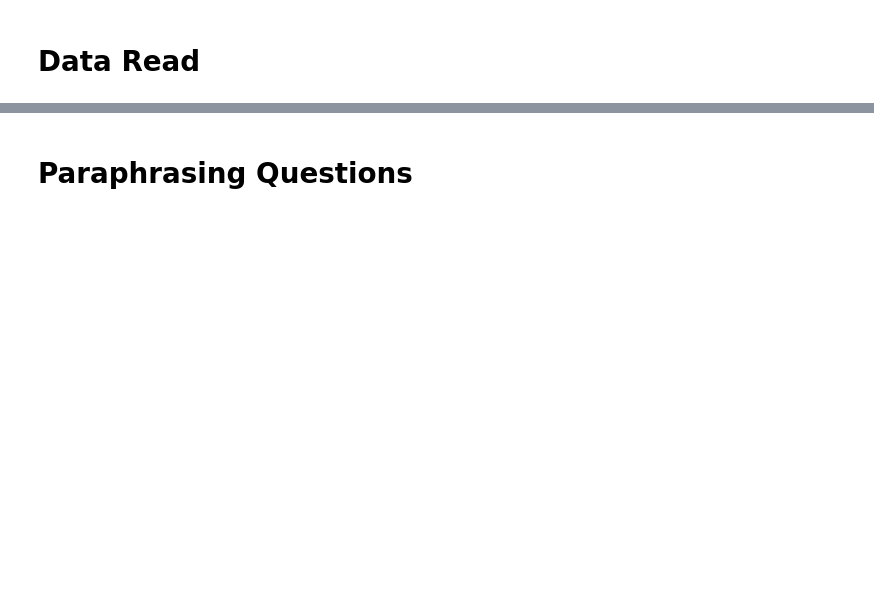
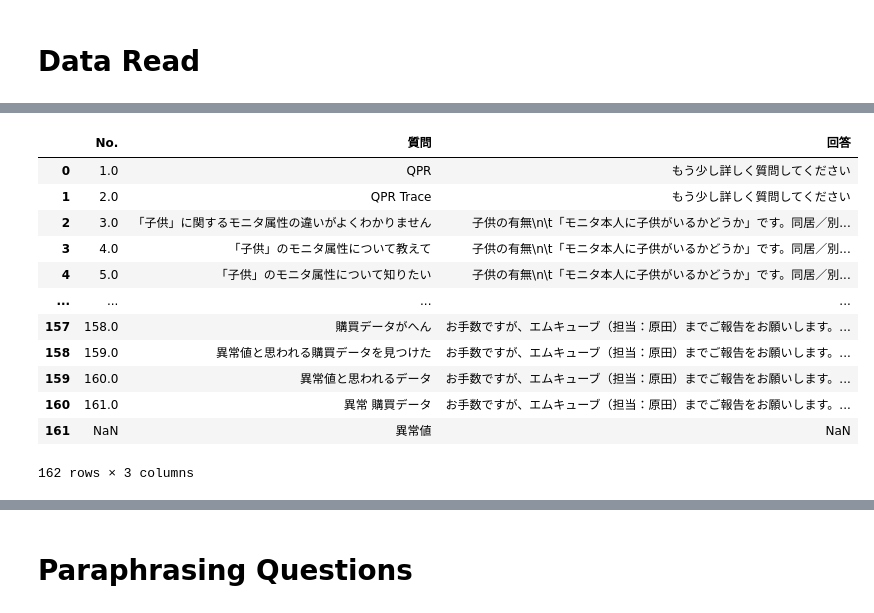
Before and after one commit to takky0330/NLP, a Jupyter notebook: Wording_for_ChatBot_(QPR_trace).ipynb, the cells around one changed output, grey strips where cells are left out. Saved outputs shown, nothing was run; the diff lists cells and outputs as text; code cells hidden in the pictures; blank space fills up the shorter version.

Commit message:
Colaboratory を使用して作成しました

```diff
--- a/Wording_for_ChatBot_(QPR_trace).ipynb
+++ b/Wording_for_ChatBot_(QPR_trace).ipynb
@@ -36,6 +144,20 @@ drive.mount('/content/drive')
 # %%
-_data = pd.read_csv('/content/drive/My Drive/Colab Notebooks/data/ChatBot_OPEN_0325.csv', sep=',', encoding='cp932')
+_data = pd.read_csv('/content/drive/My Drive/Colab Notebooks/data/ChatBot_QPRTrace_20210820.csv', sep=',', encoding='cp932')
 _data
+# %% [output]
+|  | No. | 質問 | 回答 |
+| 0 | 1.0 | QPR | もう少し詳しく質問してください |
+| 1 | 2.0 | QPR Trace | もう少し詳しく質問してください |
+| 2 | 3.0 | 「子供」に関するモニタ属性の違いがよくわかりません | 子供の有無\n\t「モニタ本人に子供がいるかどうか」です。同居／別... |
+| 3 | 4.0 | 「子供」のモニタ属性について教えて | 子供の有無\n\t「モニタ本人に子供がいるかどうか」です。同居／別... |
+| 4 | 5.0 | 「子供」のモニタ属性について知りたい | 子供の有無\n\t「モニタ本人に子供がいるかどうか」です。同居／別... |
+| ... | ... | ... | ... |
+| 157 | 158.0 | 購買データがへん | お手数ですが、エムキューブ（担当：原田）までご報告をお願いします。... |
+| 158 | 159.0 | 異常値と思われる購買データを見つけた | お手数ですが、エムキューブ（担当：原田）までご報告をお願いします。... |
+| 159 | 160.0 | 異常値と思われるデータ | お手数ですが、エムキューブ（担当：原田）までご報告をお願いします。... |
+| 160 | 161.0 | 異常 購買データ | お手数ですが、エムキューブ（担当：原田）までご報告をお願いします。... |
+| 161 | NaN | 異常値 | NaN |
+162 rows × 3 columns
 # %%
 data = _data[_data.columns.values[0:3]]
 data
```
Also changed, not shown: parts of 16 cells of this notebook.
